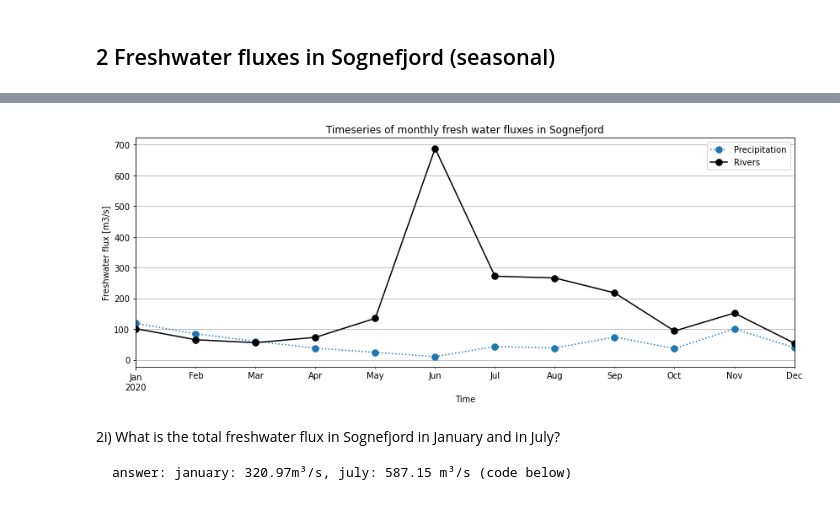
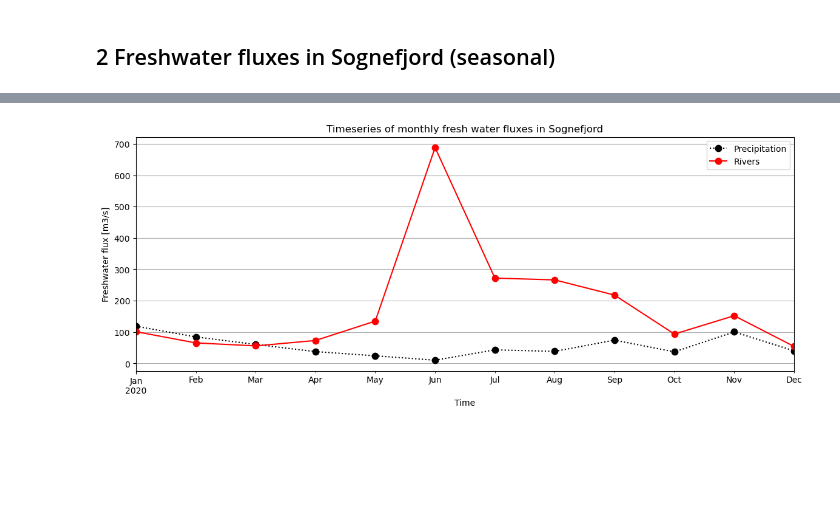
Before and after one commit to julienweihs/GEOF, a Jupyter notebook: Jupyter/jupyterdemo/jupyterdemo.ipynb, the cells around one changed output, grey strips where cells are left out. Cells and saved outputs as stored; diff of their text form; code cells hidden in the pictures; blank space fills up the shorter version.

```diff
--- a/Jupyter/jupyterdemo/jupyterdemo.ipynb
+++ b/Jupyter/jupyterdemo/jupyterdemo.ipynb
@@ -240,18 +89,12 @@ print(f' 2e) The sea level in Sognefjord would rise {FR_sealevel:.2f} m/year fro
 # %%
-'''
-Do not make changes in this cell
-'''
-#2 f,g,h) Example of plotting
 fig, axs = plt.subplots( figsize=(14,5) )
-FP.plot(y='Mean',style='.:',markersize=15,label='Precipitation',ax=axs)
-FR.plot(y='Total',style='.-k',markersize=15,label='Rivers',ax=axs)
+FP.plot(y='Mean', style='.:', markersize=15, label='Precipitation', ax=axs, color='black')
+FR.plot(y='Total', style='.-', markersize=15, label='Rivers', ax=axs, color='red')
 
 axs.set_title('Timeseries of monthly fresh water fluxes in Sognefjord')
 axs.set_ylabel('Freshwater flux [m3/s]')
 axs.grid()
+
+# add colours to plots: plt.plot(..., color={'green' or 'red' or 'blue' or 'pink' or 'yellow' or 'black' etc.})
 # %% [output]
-[figure, old version]
+[figure, new version]
-# %% [markdown]
-2i) What is the total freshwater flux in Sognefjord in January and in July?
-
-    answer: january: 320.97m³/s, july: 587.15 m³/s (code below)
```
Also changed, not shown: parts of 26 cells of this notebook.
